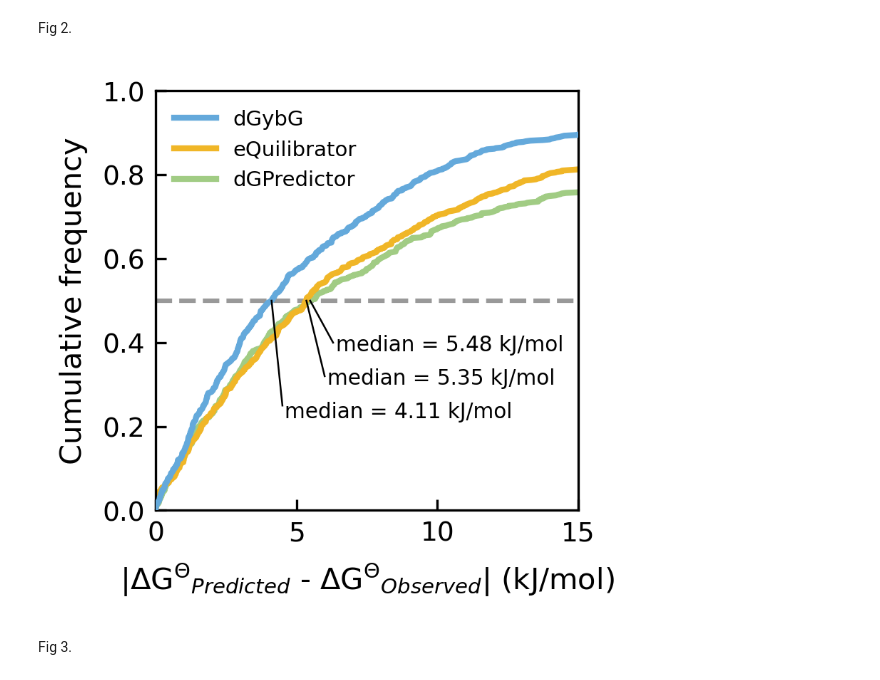
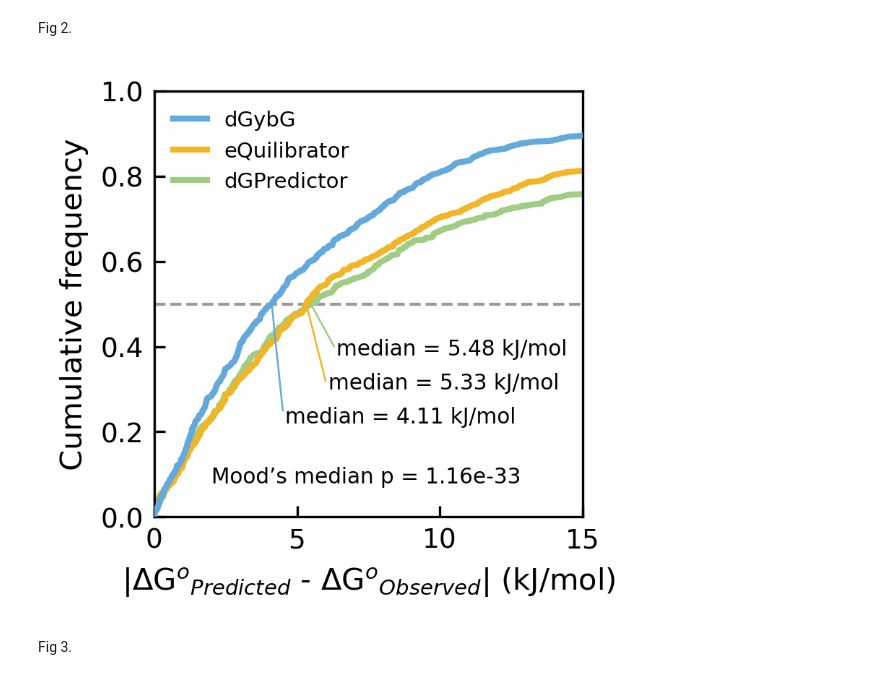
Before and after one commit to arne-cl/dGbyG, a Jupyter notebook: RunAnalysis/Figures.ipynb, the cells around one changed output. Saved outputs shown, nothing was run; the diff lists cells and outputs as text; code cells hidden in the pictures.

```diff
--- a/RunAnalysis/Figures.ipynb
+++ b/RunAnalysis/Figures.ipynb
@@ -235,8 +228,7 @@ SignificanceResult(statistic=0.9308097362929517, pvalue=2.214542057331344e-296)
 Reading the cross validation results data of CC method and AF method
 # %%
 # CC method
-cc = pd.read_csv('../data/results_data/cc_and_af/cc.csv', index_col=0)
-np.load('../data/results_data/cc_and_af/cc_loocv.npz')
+cc = pd.read_csv('../data/results_data/cc_and_af/cc_cross_validation_results.csv', index_col=0)
 cc_r = cc['r']
 cc_p = cc['LOOCV']
 cc_e = cc_p-cc_r
@@ -245,15 +237,14 @@ print('eQuilibrator:')
 fit_y, pr, sr = rapid_linear_reg(cc_r, cc_p)
 print('Medain of absolute error:', np.median(cc_ae))
 print('Mean of absolute error:', np.mean(cc_ae))
-print('RMSE:', np.mean(cc_ae**2)**0.5)
+print('RMSE:', np.mean(cc_ae**2)**0.5), print()
 
 # AF method
-af = pd.read_csv('../data/results_data/cc_and_af/af.csv', index_col=0)
+af = pd.read_csv('../data/results_data/cc_and_af/af_cross_validation_results.csv', index_col=0)
 af_r = af['r']
 af_p = af['LOOCV']
 af_e = af_p-af_r
 af_ae = np.abs(af_e)
-print()
 print('dGpredictor:')
 fit_y, pr, sr = rapid_linear_reg(af_r, af_p)
 print('Medain of absolute error:', np.median(af_ae))
@@ -319,41 +310,44 @@ af_density = np.arange(1,len(af_ae_sort)+1)/len(af_ae_sort)
 
 plt.figure(dpi=300, figsize=(2.55,2.55))
 
 plt.rcParams['xtick.direction'] = 'in'
 plt.rcParams['ytick.direction'] = 'in'
 
 #plt.title(label='Cumulative distributions of\nabsolute prediction error', fontsize=10, x=0.5, y=1.01)
 
 # dgbyg
 l0, = plt.plot(ae_sort, density, linewidth=2, c=color1, zorder = 3, label='dGybG')
-plt.plot([np.median(ae_sort),4.5], [0.5,0.25], linewidth =0.6, color = 'black', zorder=4)
+plt.plot([np.median(ae_sort),4.5], [0.5,0.25], linewidth =0.6, color = color1, zorder=4)
 plt.text(x=4.59, y = 0.22, s='median = {0} kJ/mol'.format(np.around(np.median(ae_sort), decimals=2)), fontsize=7.1)
 
 # cc
 l1, = plt.plot(cc_ae_sort, cc_density, linewidth=2, c=color2, zorder=2, label='eQuilibrator')
-plt.plot([np.median(cc_ae),6], [0.5,0.32], linewidth=0.6, color='black', zorder=4)
+plt.plot([np.median(cc_ae),6], [0.5,0.32], linewidth=0.6, color=color2, zorder=4)
 plt.text(x = 6.09, y = 0.30, s='median = {0} kJ/mol'.format(np.around(np.median(cc_ae_sort), decimals=2)), fontsize=7.1)
 
 # dGPredictor
 l2, = plt.plot(af_ae_sort, af_density, linewidth=2, c=color3, zorder = 1, label='dGPredictor')
-plt.plot([np.median(af_ae),6.3], [0.5,0.40], linewidth =0.6, color = 'black', zorder=4)
+plt.plot([np.median(af_ae),6.3], [0.5,0.40], linewidth =0.6, color = color3, zorder=4)
 plt.text(x = 6.39, y = 0.38, s='median = {0} kJ/mol'.format(np.around(np.median(af_ae_sort), decimals=2)), fontsize=7.1)
 
-plt.axhline(y=0.5, c = 'gray', linestyle = '--', linewidth=1.5, zorder=0, alpha=0.8)
+p_value = scipy.stats.median_test(af_e, cc_ae, np.abs(p-real_r))[1]
+plt.text(x=2, y=0.08, s='Mood’s median p = {0:.2e}'.format(p_value), fontsize=7.1)
 
-plt.legend(handles=[l0,l1,l2], fontsize=7, frameon=False, )
+plt.axhline(y=0.5, c = 'gray', linestyle = '--', linewidth=1., zorder=0, alpha=0.8)
 
-plt.xlabel(r'|$\Delta$G$^{0}$$_{1}$ - $\Delta$G$^{0}$$_{2}$| (kJ/mol)'.format(chr(920),'{Predicted}', '{Observed}'), fontsize=10, labelpad=5)
-plt.ylabel(r'Cumulative frequency', fontsize=10, labelpad=5)
+plt.legend(handles=[l0,l1,l2], fontsize=7, frameon=False, handlelength=1.6)
+
+plt.xlabel(r'|$\Delta$G$^{0}$$_{1}$ - $\Delta$G$^{0}$$_{2}$| (kJ/mol)'.format(chr(959),'{Predicted}', '{Observed}'), fontsize=10, labelpad=4)
+plt.ylabel(r'Cumulative frequency', fontsize=10, labelpad=4)
 
 plt.xticks(fontsize=9)
 plt.yticks(fontsize=9)
 
 plt.xlim(0,15)
 plt.ylim(0,1)
 plt.show()
 # %% [output]
-[figure, old version]
+[figure, new version]
 # %% [markdown]
 Fig 3.
 # %%
```
Also changed, not shown: parts of 31 cells of this notebook, 6 other files.
